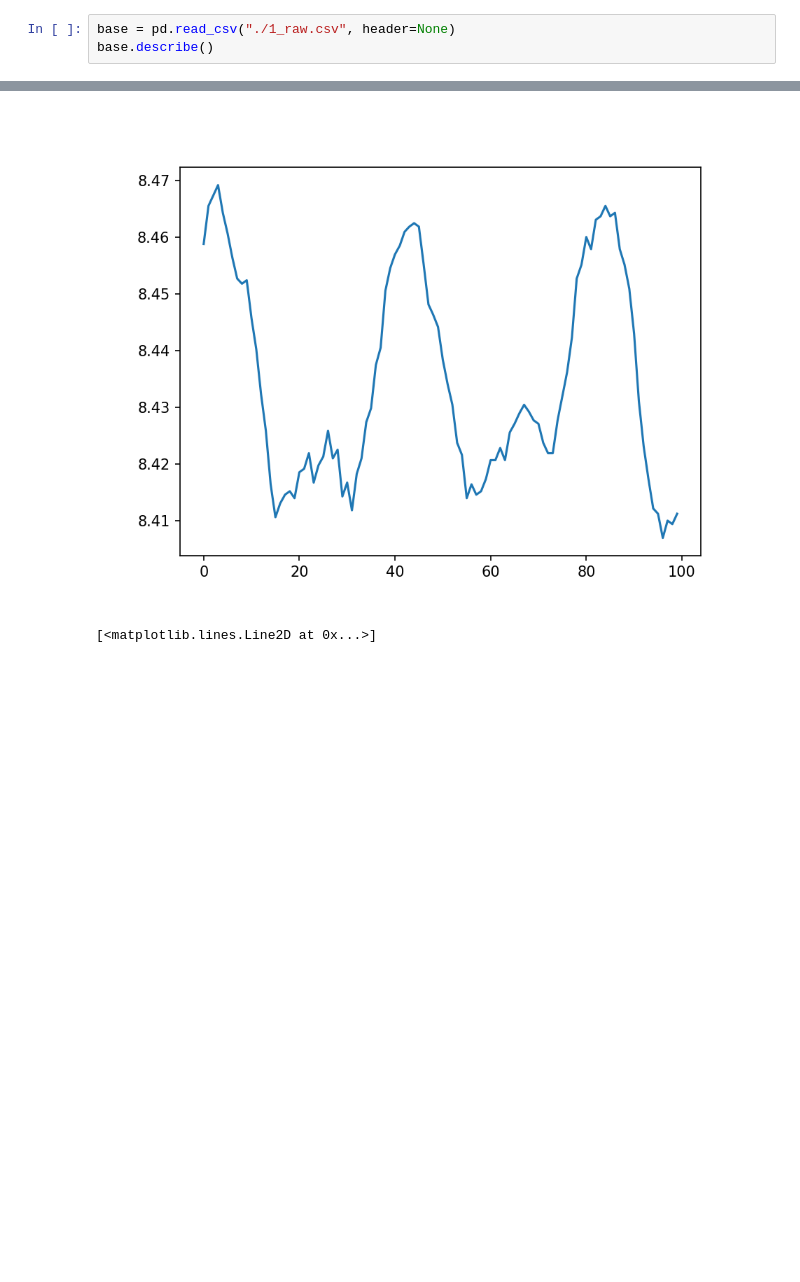
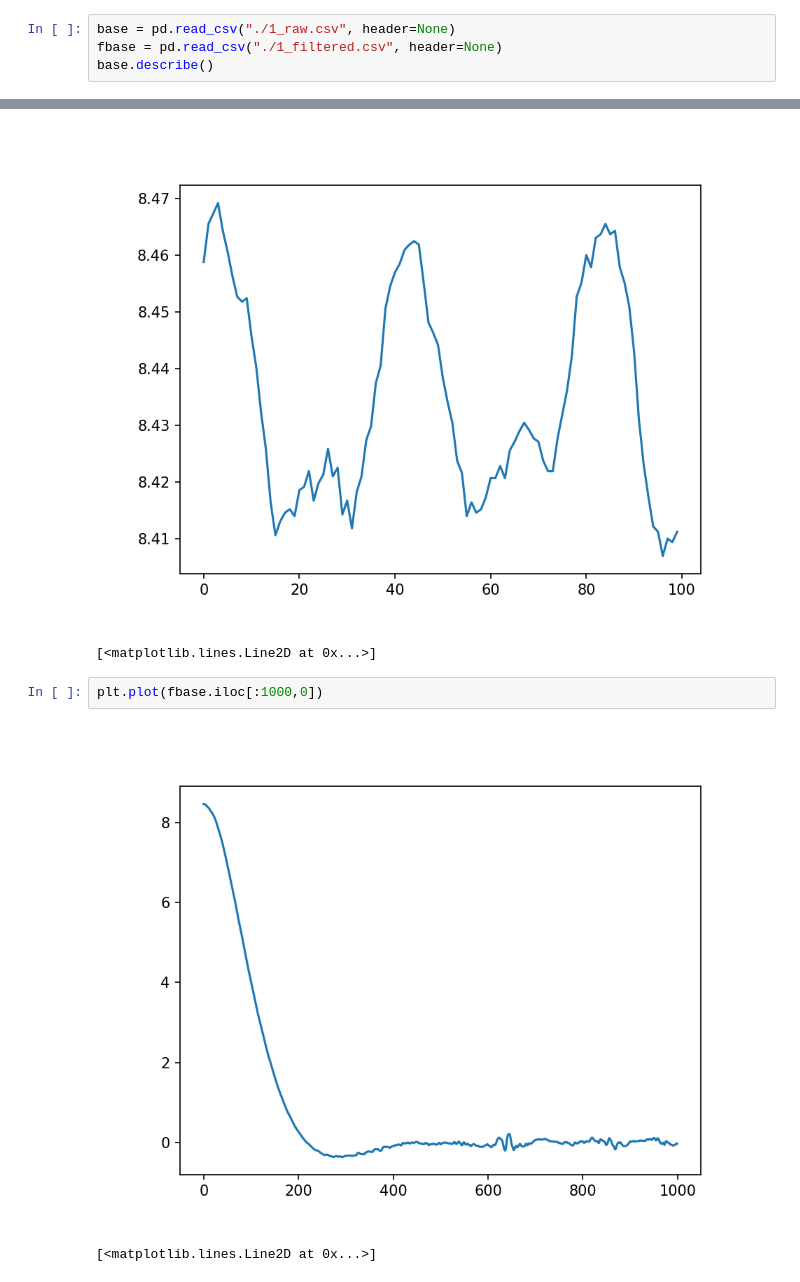
Before and after one commit to Beloin/TCCEMG, a Jupyter notebook: impl_tests/extract_as_dataset.ipynb, the cells around one changed output, grey strips where cells are left out. Saved outputs shown, nothing was run; the diff lists cells and outputs as text; blank space fills up the shorter version.

```diff
--- a/impl_tests/extract_as_dataset.ipynb
+++ b/impl_tests/extract_as_dataset.ipynb
@@ -10,6 +10,7 @@ import pandas as pd
 import matplotlib.pyplot as plt
 # %%
 base = pd.read_csv("./1_raw.csv", header=None)
+fbase = pd.read_csv("./1_filtered.csv", header=None)
 base.describe()
 # %% [output]
                   0             1             2             3
@@ -26,6 +27,11 @@ plt.plot(base.iloc[:100,0])
 # %% [output]
 [figure]
 [<matplotlib.lines.Line2D at 0x...>]
+# %%
+plt.plot(fbase.iloc[:1000,0])
+# %% [output]
+[figure, added]
+[<matplotlib.lines.Line2D at 0x...>]
 # %% [markdown]
 # Data specs
 
```
Also changed, not shown: parts of 1 cell of this notebook, 2 other files.
